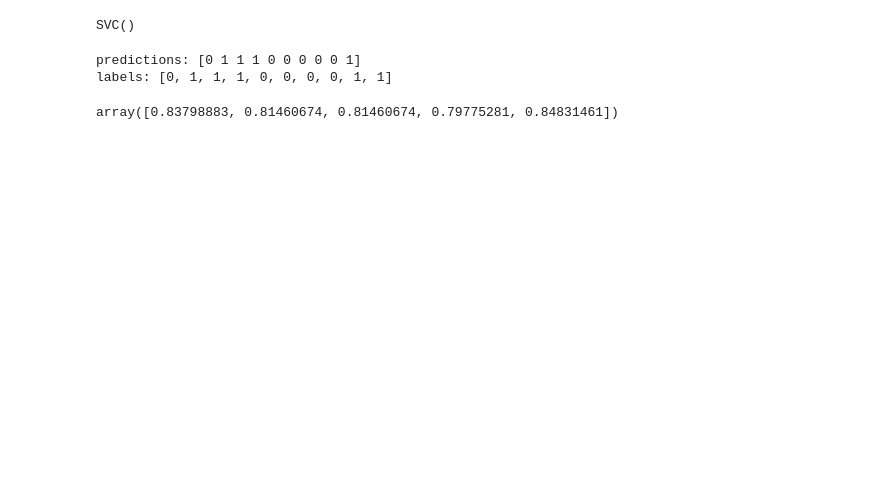
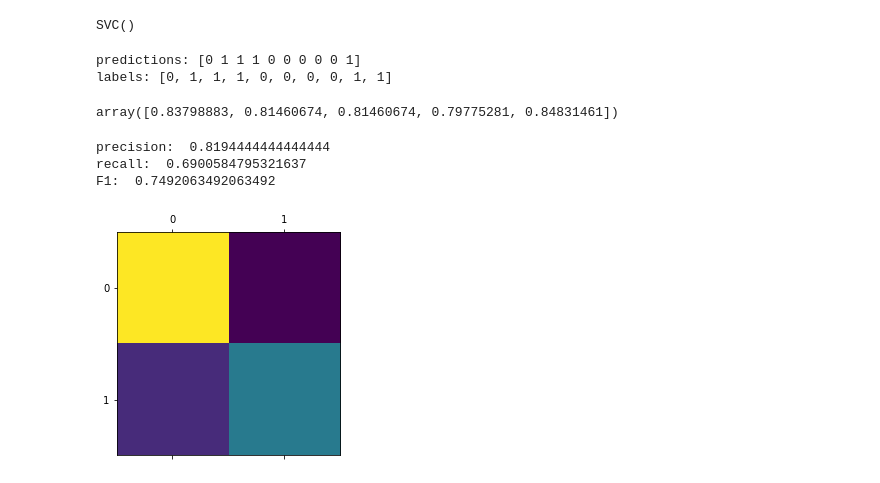
Before and after one commit to mehrshad-sdtn/Hands-on-MachineLearning, a Jupyter notebook: 3/Titanic_classification.ipynb, the cells around one changed output. Cells and saved outputs as stored; diff of their text form; code cells hidden in the pictures; blank space fills up the shorter version.

```diff
--- a/3/Titanic_classification.ipynb
+++ b/3/Titanic_classification.ipynb
@@ -120,7 +118,7 @@ train_num_prep = num_pipeline.fit_transform(train_num_attrs)
 # %%
 cat_pipeline = Pipeline([
     ('imputer', SimpleImputer(strategy='constant', fill_value='f')),
-    ('encoder', OneHotEncoder()),
+    ('encoder', OneHotEncoder(handle_unknown = 'ignore')),
 ])
 
 train_cat_prep = cat_pipeline.fit_transform(train_cat_attrs)
@@ -176,7 +175,21 @@ from sklearn.model_selection import cross_val_predict, cross_val_score
 from sklearn.metrics import confusion_matrix, precision_score, recall_score, f1_score
 
 cv_accuracy = cross_val_score(svm_clf, train_prep, train_labels, cv=5, scoring='accuracy')
+y_train_pred = cross_val_predict(svm_clf, train_prep, train_labels, cv=5)
 # %%
 cv_accuracy
 # %% [output]
 array([0.83798883, 0.81460674, 0.81460674, 0.79775281, 0.84831461])
+# %%
+print('precision: ',precision_score(train_labels, y_train_pred))
+print('recall: ',recall_score(train_labels, y_train_pred))
+print('F1: ',f1_score(train_labels, y_train_pred))
+
+conf_mx = confusion_matrix(train_labels, y_train_pred)
+plt.matshow(conf_mx)
+plt.show()
+# %% [output]
+precision:  0.8194444444444444
+recall:  0.6900584795321637
+F1:  0.7492063492063492
+[figure, added]
```
Also changed, not shown: parts of 13 cells of this notebook.
